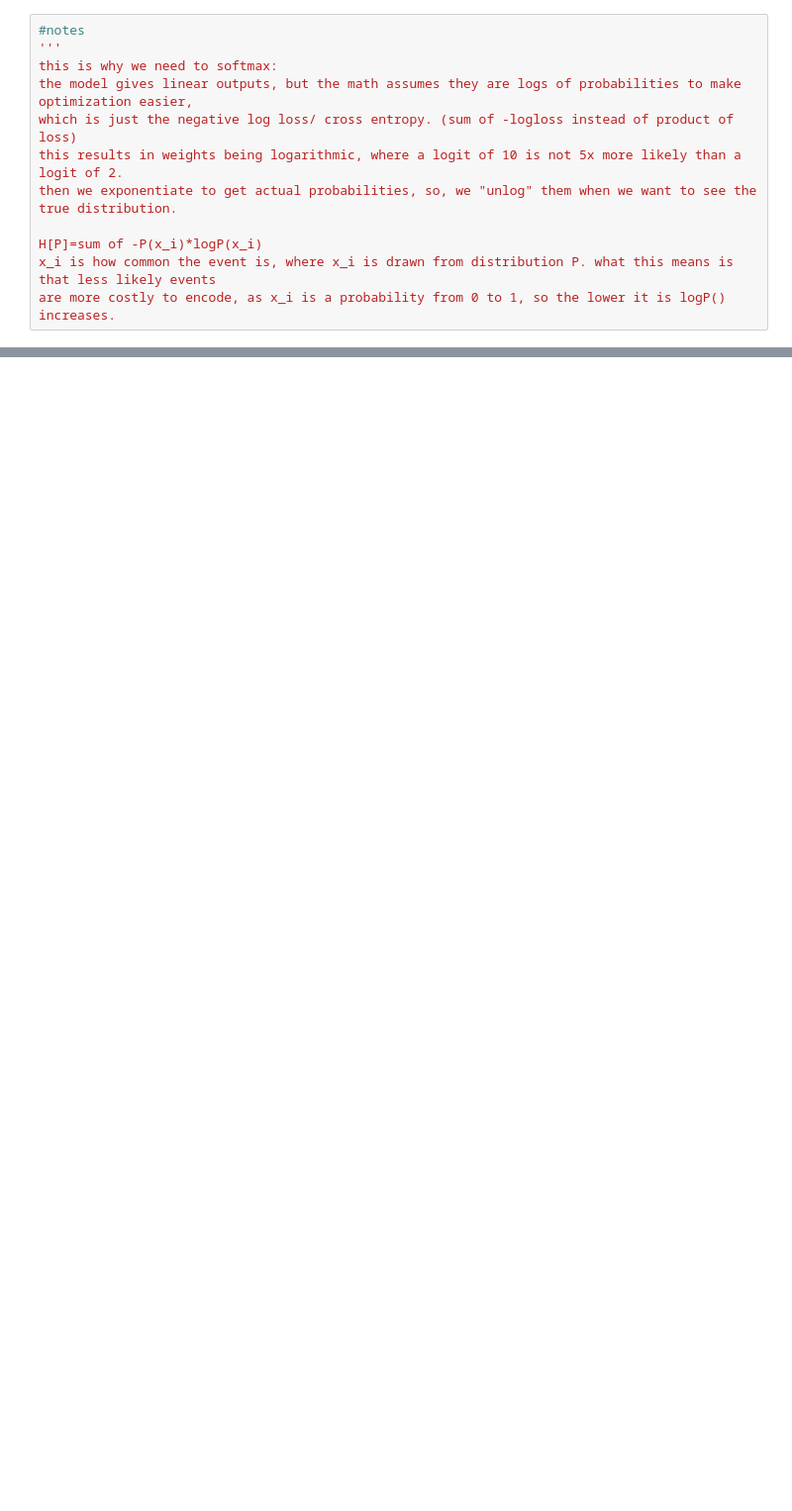
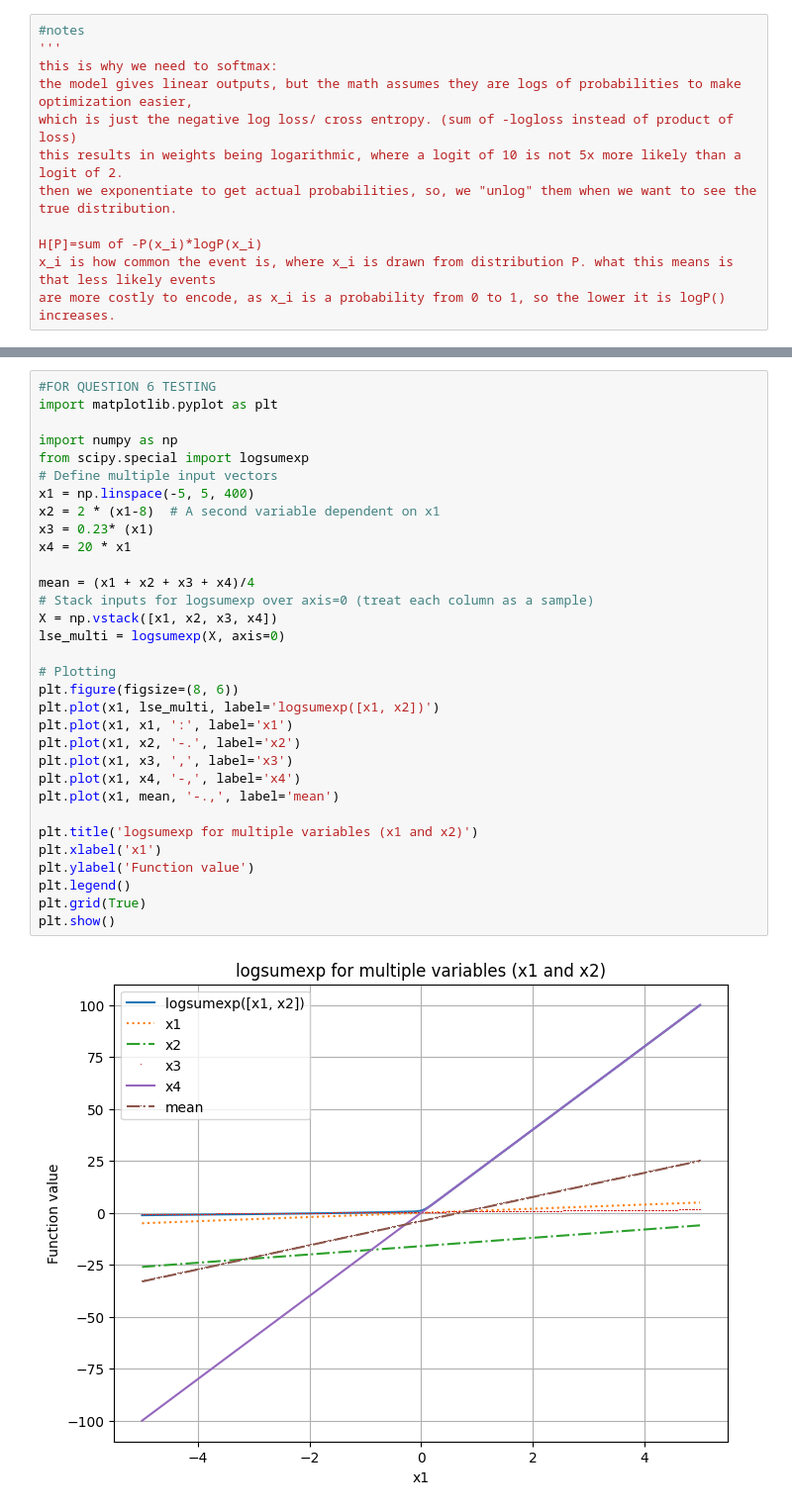
Before and after one commit to onetensor/d2l.ai, a Jupyter notebook: chapter_linear-classification/softmax-regression.ipynb, the cells around one changed output, grey strips where cells are left out. Shown at 99% size. Drawn from its saved outputs; the diff is of its cells as text; blank space fills up the shorter version.

```diff
--- a/chapter_linear-classification/softmax-regression.ipynb
+++ b/chapter_linear-classification/softmax-regression.ipynb
@@ -696,0 +733,34 @@ realsoftmax = a + log(exp(b)/exp(a)) + log ((exp(b) + exp(c))/log(a))^2 +
+# %%
+#FOR QUESTION 6 TESTING
+import matplotlib.pyplot as plt
+
+import numpy as np
+from scipy.special import logsumexp
+# Define multiple input vectors
+x1 = np.linspace(-5, 5, 400)
+x2 = 2 * (x1-8)  # A second variable dependent on x1
+x3 = 0.23* (x1)
+x4 = 20 * x1
+
+mean = (x1 + x2 + x3 + x4)/4
+# Stack inputs for logsumexp over axis=0 (treat each column as a sample)
+X = np.vstack([x1, x2, x3, x4])
+lse_multi = logsumexp(X, axis=0)
+
+# Plotting
+plt.figure(figsize=(8, 6))
+plt.plot(x1, lse_multi, label='logsumexp([x1, x2])')
+plt.plot(x1, x1, ':', label='x1')
+plt.plot(x1, x2, '-.', label='x2')
+plt.plot(x1, x3, ',', label='x3')
+plt.plot(x1, x4, '-,', label='x4')
+plt.plot(x1, mean, '-.,', label='mean')
+
+plt.title('logsumexp for multiple variables (x1 and x2)')
+plt.xlabel('x1')
+plt.ylabel('Function value')
+plt.legend()
+plt.grid(True)
+plt.show()
+# %% [output]
+[figure, added]
```
Also changed, not shown: parts of 1 cell of this notebook.
